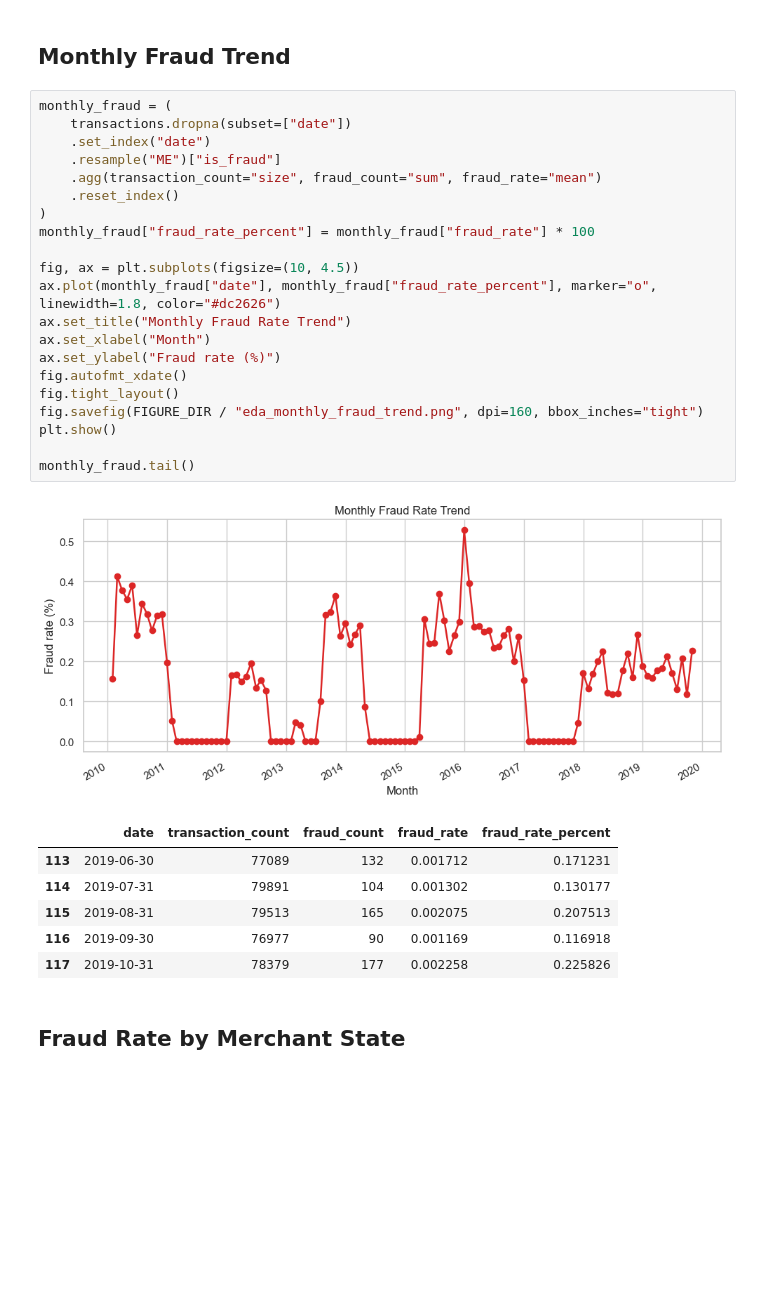
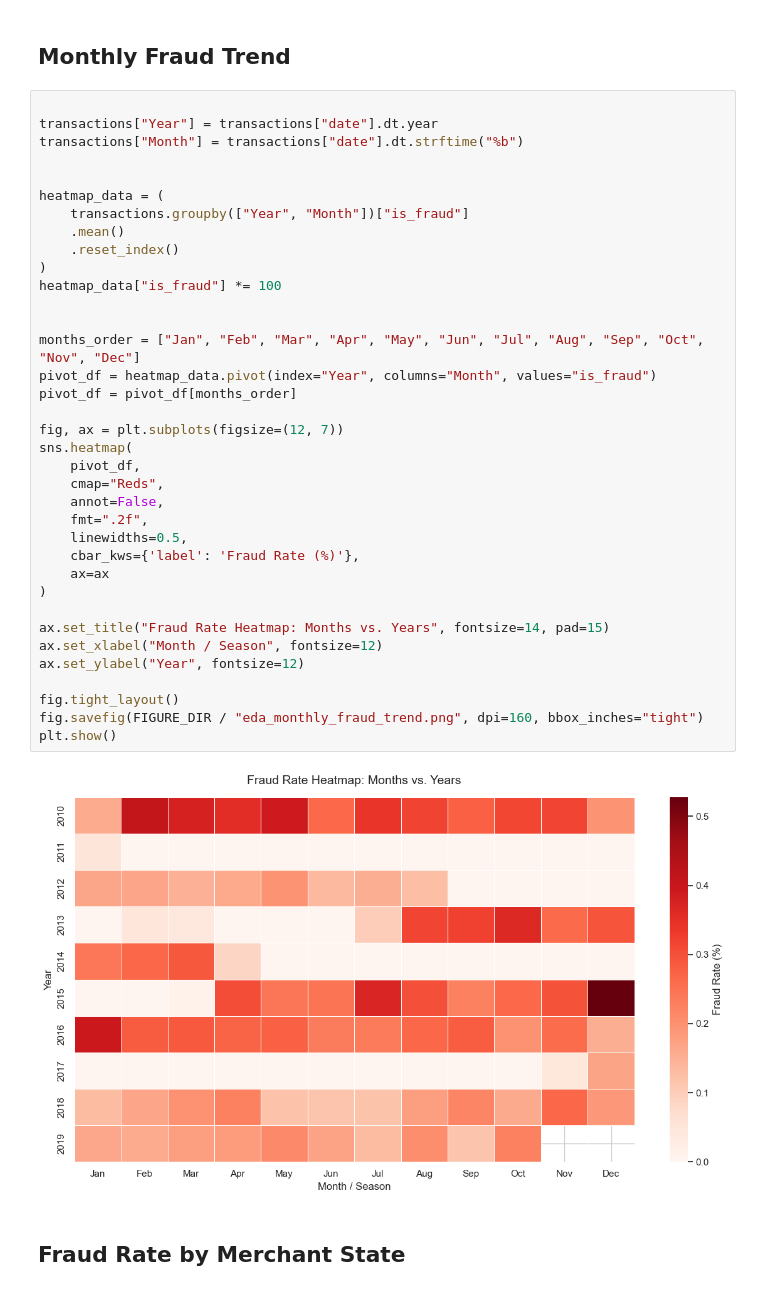
Before and after one commit to chen123893/Big-Data-Project, a Jupyter notebook: notebooks/02_eda.ipynb, the cells around one changed output. Cells and saved outputs as stored; diff of their text form; blank space fills up the shorter version.

```diff
--- a/notebooks/02_eda.ipynb
+++ b/notebooks/02_eda.ipynb
@@ -406,34 +414,43 @@ amount_range_summary
 # %% [markdown]
 ## Monthly Fraud Trend
 # %%
-monthly_fraud = (
-    transactions.dropna(subset=["date"])
-    .set_index("date")
-    .resample("ME")["is_fraud"]
-    .agg(transaction_count="size", fraud_count="sum", fraud_rate="mean")
+
+transactions["Year"] = transactions["date"].dt.year
+transactions["Month"] = transactions["date"].dt.strftime("%b")
+
+
+heatmap_data = (
+    transactions.groupby(["Year", "Month"])["is_fraud"]
+    .mean()
     .reset_index()
 )
-monthly_fraud["fraud_rate_percent"] = monthly_fraud["fraud_rate"] * 100
+heatmap_data["is_fraud"] *= 100
 
-fig, ax = plt.subplots(figsize=(10, 4.5))
-ax.plot(monthly_fraud["date"], monthly_fraud["fraud_rate_percent"], marker="o", linewidth=1.8, color="#dc2626")
-ax.set_title("Monthly Fraud Rate Trend")
-ax.set_xlabel("Month")
-ax.set_ylabel("Fraud rate (%)")
-fig.autofmt_xdate()
+
+months_order = ["Jan", "Feb", "Mar", "Apr", "May", "Jun", "Jul", "Aug", "Sep", "Oct", "Nov", "Dec"]
+pivot_df = heatmap_data.pivot(index="Year", columns="Month", values="is_fraud")
+pivot_df = pivot_df[months_order]
+
+fig, ax = plt.subplots(figsize=(12, 7))
+sns.heatmap(
+    pivot_df,
+    cmap="Reds",
+    annot=False,
+    fmt=".2f",
+    linewidths=0.5,
+    cbar_kws={'label': 'Fraud Rate (%)'},
+    ax=ax
+)
+
+ax.set_title("Fraud Rate Heatmap: Months vs. Years", fontsize=14, pad=15)
+ax.set_xlabel("Month / Season", fontsize=12)
+ax.set_ylabel("Year", fontsize=12)
+
 fig.tight_layout()
 fig.savefig(FIGURE_DIR / "eda_monthly_fraud_trend.png", dpi=160, bbox_inches="tight")
 plt.show()
-
-monthly_fraud.tail()
 # %% [output]
-[figure, old version]
+[figure, new version]
-|  | date | transaction_count | fraud_count | fraud_rate | fraud_rate_percent |
-| 113 | 2019-06-30 | 77089 | 132 | 0.001712 | 0.171231 |
-| 114 | 2019-07-31 | 79891 | 104 | 0.001302 | 0.130177 |
-| 115 | 2019-08-31 | 79513 | 165 | 0.002075 | 0.207513 |
-| 116 | 2019-09-30 | 76977 | 90 | 0.001169 | 0.116918 |
-| 117 | 2019-10-31 | 78379 | 177 | 0.002258 | 0.225826 |
 # %% [markdown]
 ## Fraud Rate by Merchant State
 # %%
```
Also changed, not shown: parts of 9 cells of this notebook.
